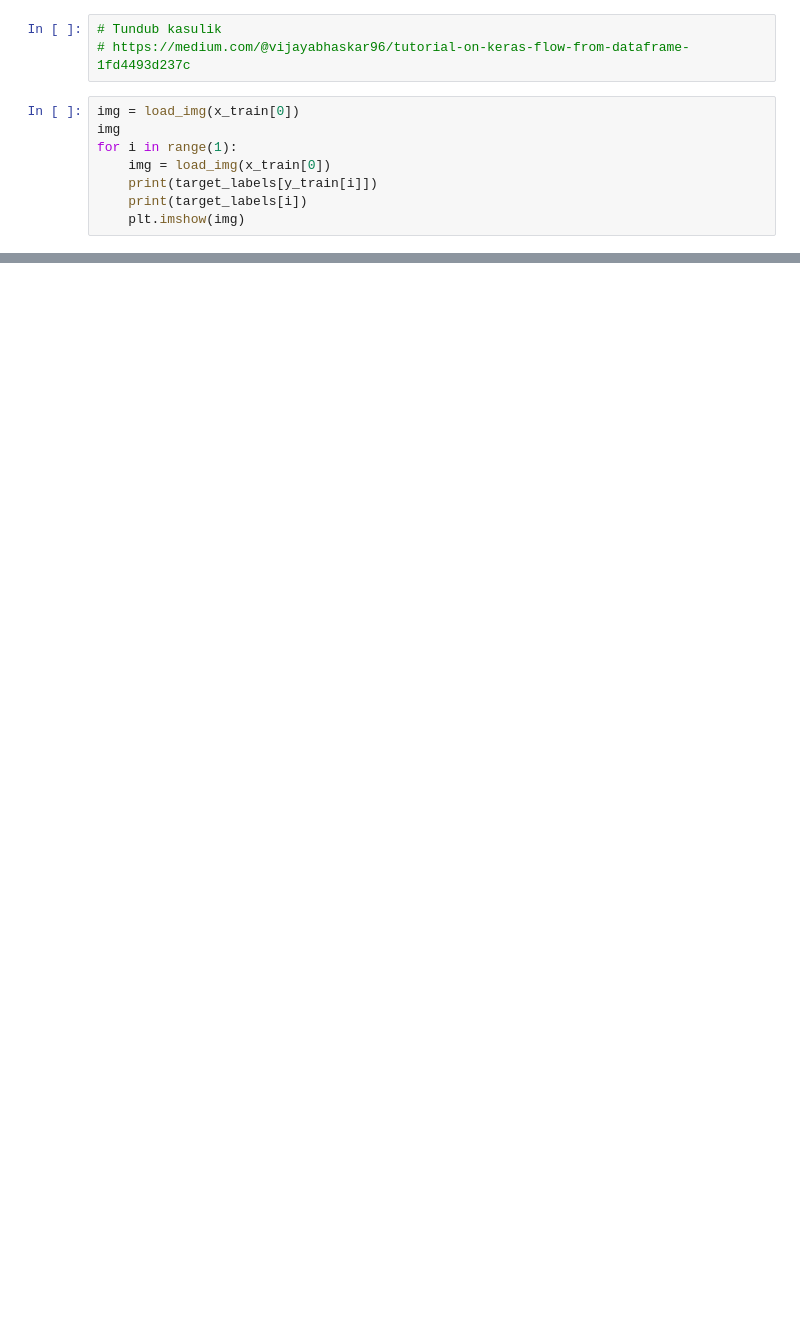
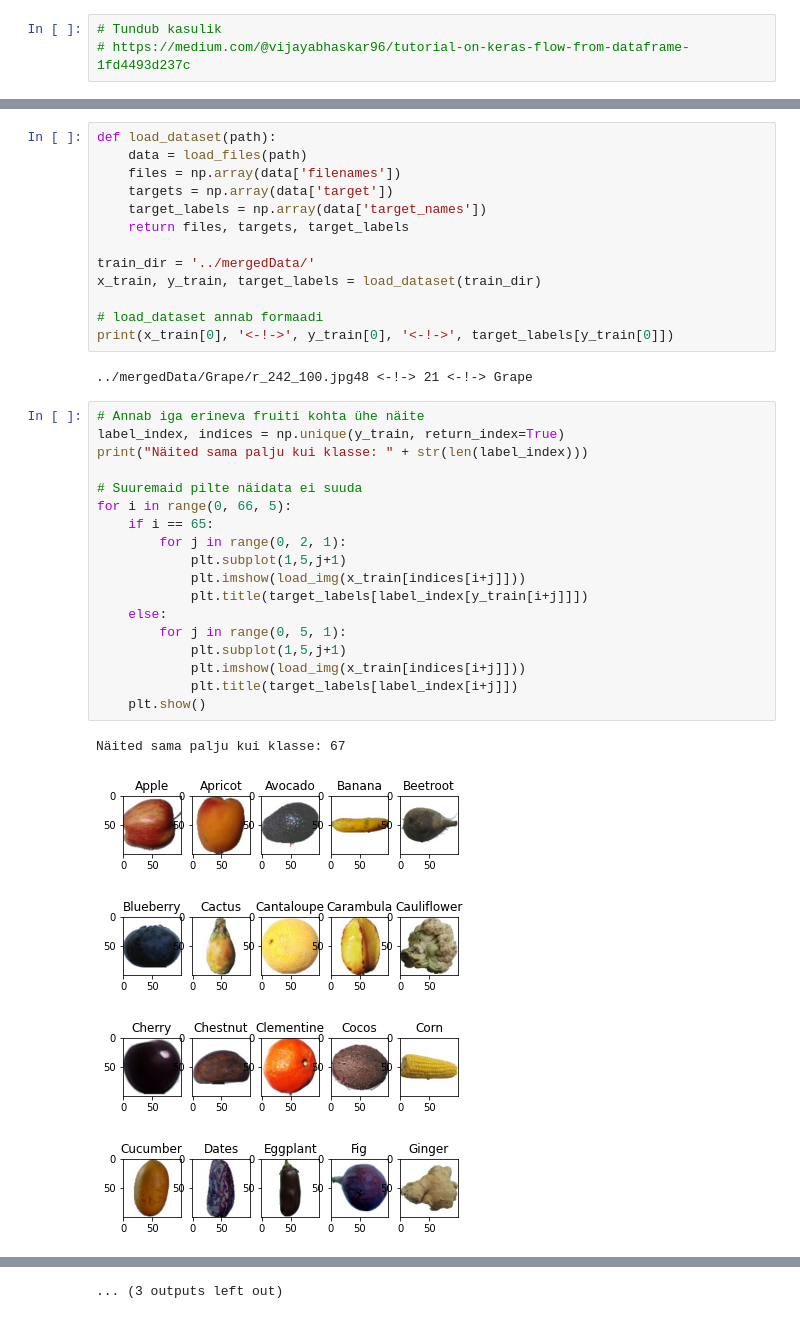
Before and after one commit to RaulEK/ml-fruits360, a Jupyter notebook: notebooks/data_exploration.ipynb, the cells around one changed output, grey strips where cells are left out. Cells and saved outputs as stored; diff of their text form; blank space fills up the shorter version.

Commit message:
pic for each different fruit

```diff
--- a/notebooks/data_exploration.ipynb
+++ b/notebooks/data_exploration.ipynb
@@ -34,11 +13,3 @@ print(x_train[0], '<-!->', y_train[0], '<-!->', target_labels[0])
 # %%
 # Tundub kasulik
 # https://medium.com/@vijayabhaskar96/tutorial-on-keras-flow-from-dataframe-1fd4493d237c
-# %%
-img = load_img(x_train[0])
-img
-for i in range(1):
-    img = load_img(x_train[0])
-    print(target_labels[y_train[i]])
-    print(target_labels[i])
-    plt.imshow(img)
@@ -58,0 +16,39 @@ AttributeError: 'DirectoryIterator' object has no attribute 'flow'
+# %%
+def load_dataset(path):
+    data = load_files(path)
+    files = np.array(data['filenames'])
+    targets = np.array(data['target'])
+    target_labels = np.array(data['target_names'])
+    return files, targets, target_labels
+
+train_dir = '../mergedData/'
+x_train, y_train, target_labels = load_dataset(train_dir)
+
+# load_dataset annab formaadi
+print(x_train[0], '<-!->', y_train[0], '<-!->', target_labels[y_train[0]])
+# %% [output]
+../mergedData/Grape/r_242_100.jpg48 <-!-> 21 <-!-> Grape
+# %%
+# Annab iga erineva fruiti kohta ühe näite
+label_index, indices = np.unique(y_train, return_index=True)
+print("Näited sama palju kui klasse: " + str(len(label_index)))
+
+# Suuremaid pilte näidata ei suuda
+for i in range(0, 66, 5):
+    if i == 65:
+        for j in range(0, 2, 1):
+            plt.subplot(1,5,j+1)
+            plt.imshow(load_img(x_train[indices[i+j]]))
+            plt.title(target_labels[label_index[y_train[i+j]]])
+    else:
+        for j in range(0, 5, 1):
+            plt.subplot(1,5,j+1)
+            plt.imshow(load_img(x_train[indices[i+j]]))
+            plt.title(target_labels[label_index[i+j]])
+    plt.show()
+# %% [output]
+Näited sama palju kui klasse: 67
+[figure, added]
+[figure, added]
+[figure, added]
+[figure, added]
@@ -58,0 +62 @@ AttributeError: 'DirectoryIterator' object has no attribute 'flow'
+... (3 outputs left out)
```
Also changed, not shown: parts of 9 cells of this notebook, 1 other file.
